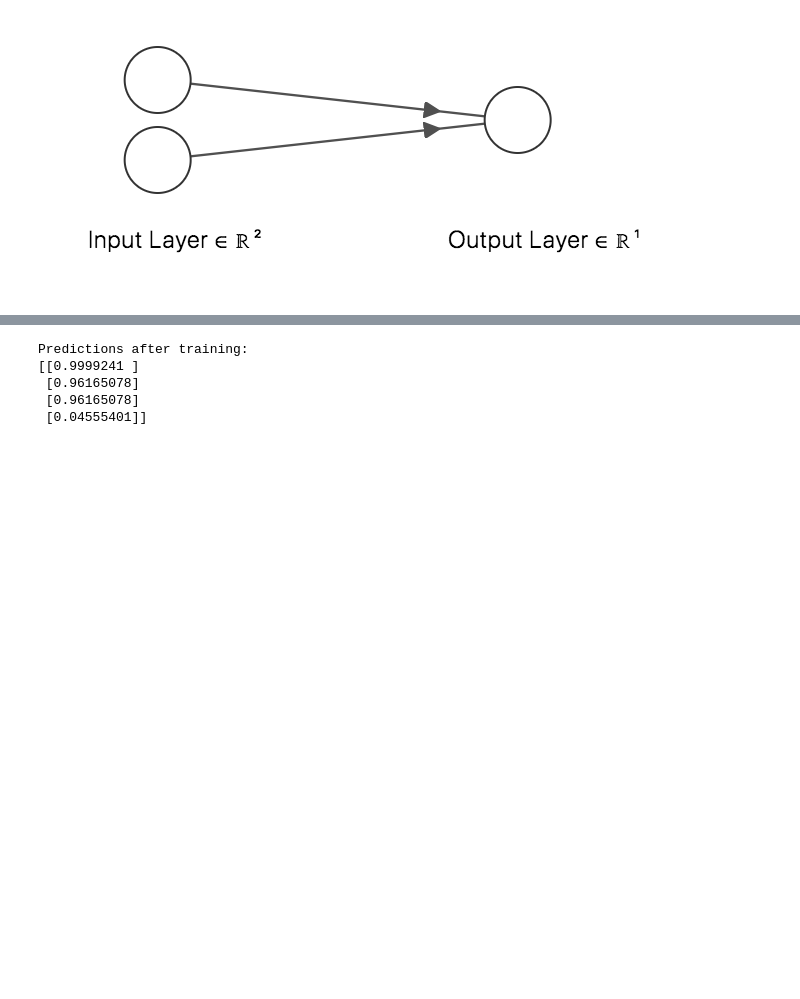
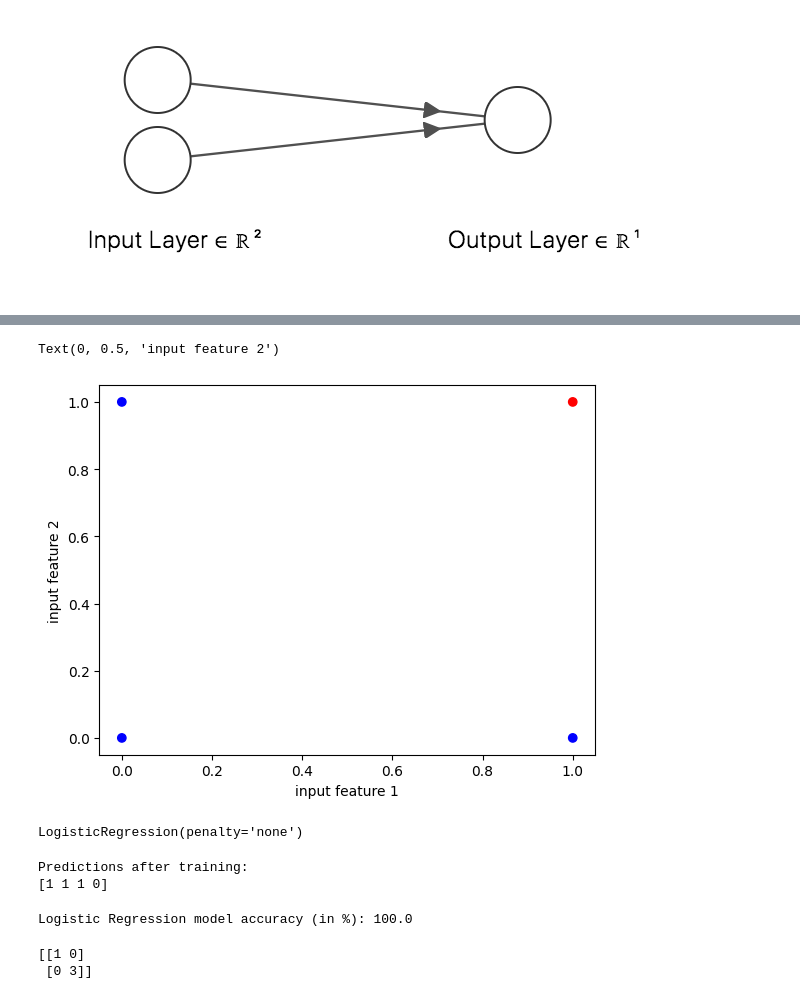
Before and after one commit to swagata87/IITKanpurPhy654, a Jupyter notebook: NAND_gate_Logistic_regression.ipynb, the cells around one changed output, grey strips where cells are left out. Drawn from its saved outputs; the diff is of its cells as text; code cells hidden in the pictures; blank space fills up the shorter version.

```diff
--- a/NAND_gate_Logistic_regression.ipynb
+++ b/NAND_gate_Logistic_regression.ipynb
@@ -49,8 +8,5 @@ class LogisticReg:
 # %%
 X = np.array([[0, 0], [0, 1], [1, 0], [1, 1]])
-y = np.array([[1], [1], [1], [0]])
+y = np.array([1, 1, 1, 0])
 # %% [markdown]
 ![Screen Shot 2024-07-11 at 11.38.54.png](embedded-picture-1)
-# %%
-nn = LogisticReg(input_size=2, output_size=1)
-nn.train(X, y, epochs=20000, learning_rate=0.1)
@@ -78,11 +15,34 @@ Epoch  {19000} Loss  {0.0013259607214554819}
+# %%
+import matplotlib.pyplot as plt
+colors=['red' if l==0 else 'blue' for l in y]
+scatter=plt.scatter(X[:, 0], X[:, 1], color=colors)
+plt.xlabel( 'input feature 1' )
+plt.ylabel( 'input feature 2' )
+# %% [output]
+Text(0, 0.5, 'input feature 2')
+[figure, added]
+# %%
+my_first_logistic_reg.fit(X,y)
+# %% [output]
+LogisticRegression(penalty='none')
 # %%
 # Test the trained model
-output = nn.feedforward(X)
+y_predicted = my_first_logistic_reg.predict(X)
 print('Predictions after training: ')
-print(output)
+print(y_predicted)
 # %% [output]
 Predictions after training:
-[[0.9999241 ]
- [0.96165078]
- [0.96165078]
- [0.04555401]]
+[1 1 1 0]
+# %%
+from sklearn.metrics import accuracy_score
+acc = accuracy_score(y, y_predicted)
+print("Logistic Regression model accuracy (in %):", acc*100)
+# %% [output]
+Logistic Regression model accuracy (in %): 100.0
+# %%
+from sklearn import metrics
+cm = metrics.confusion_matrix(y, y_predicted)
+print(cm)
+# %% [output]
+[[1 0]
+ [0 3]]
```
Also changed, not shown: parts of 8 cells of this notebook.
